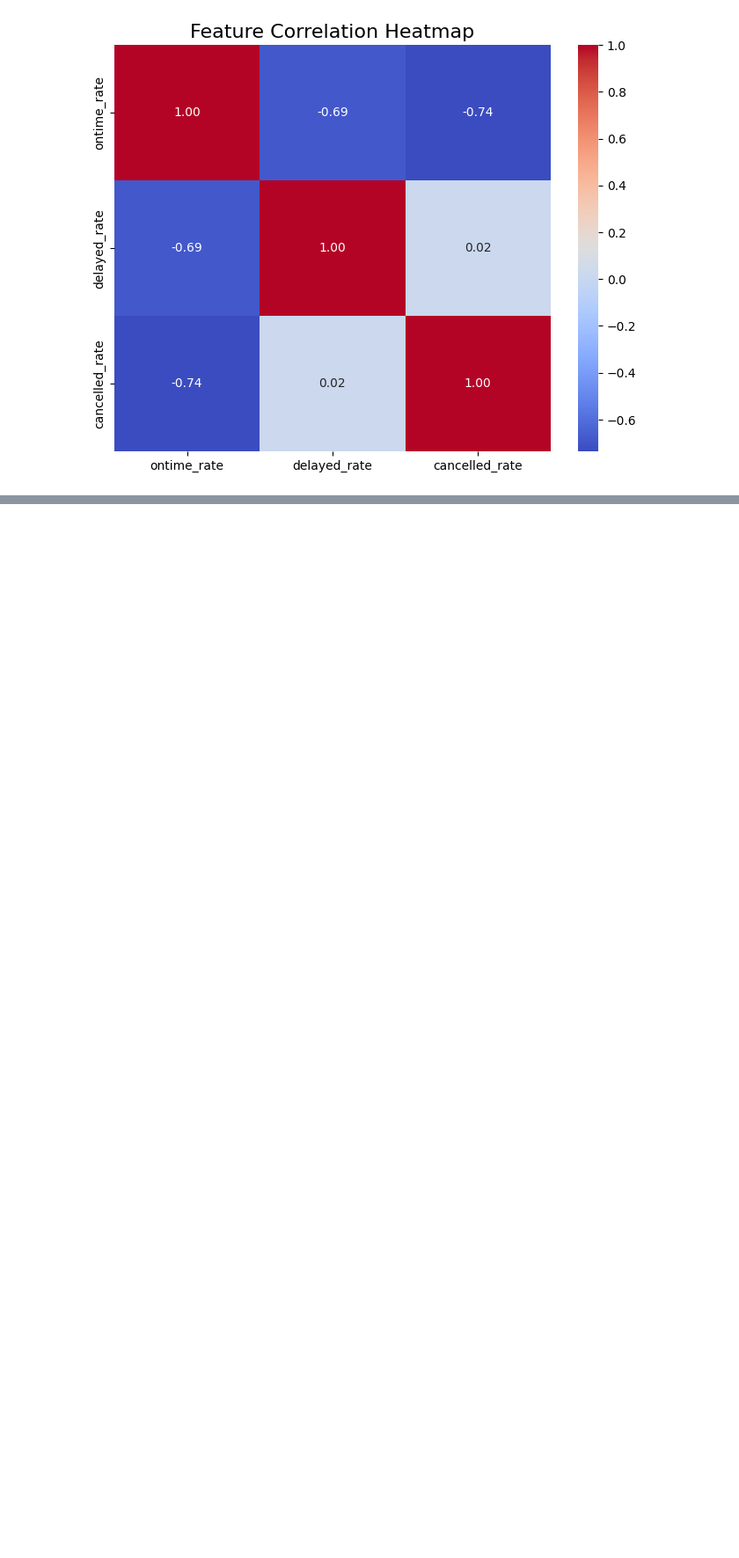
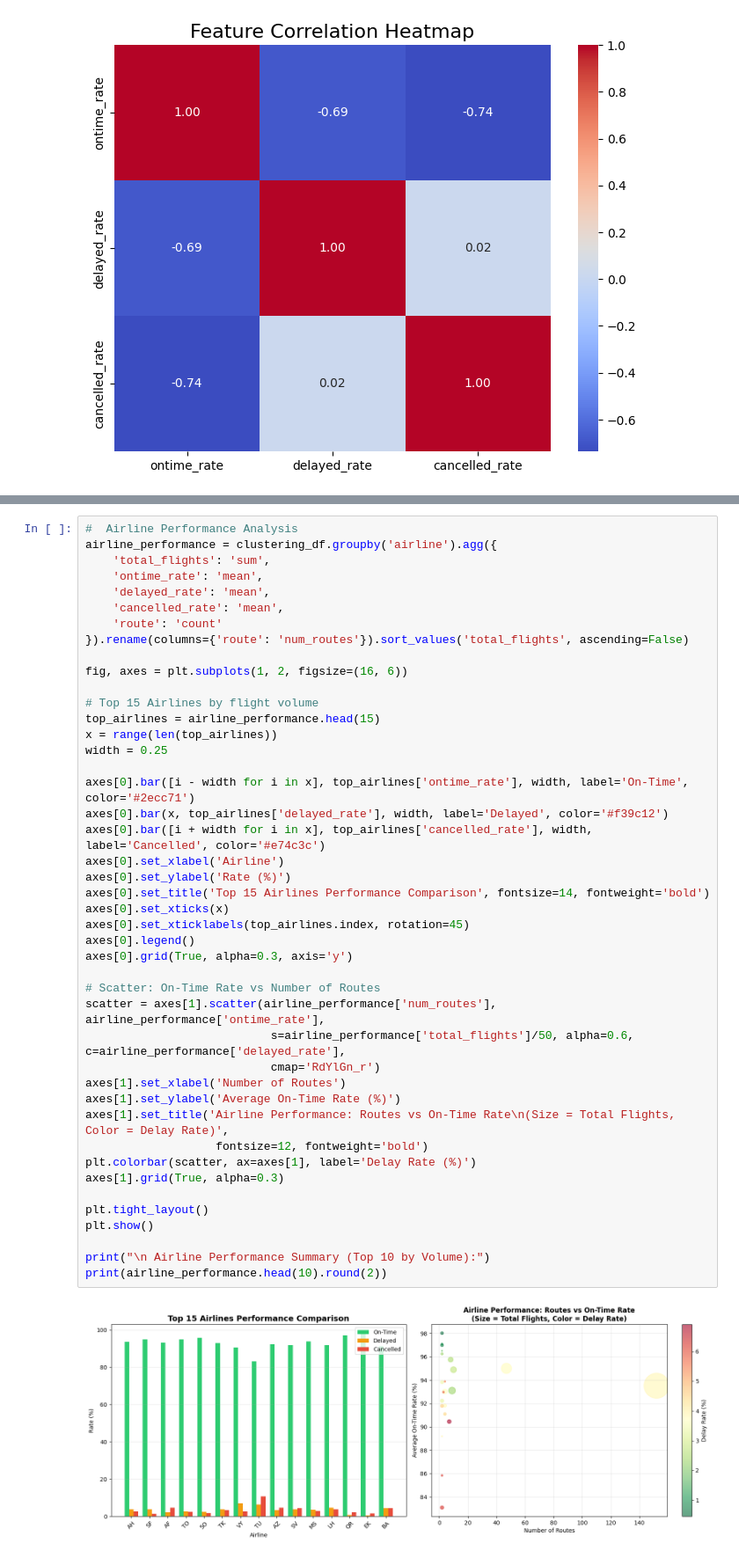
Before and after one commit to zinabch/air-traffic-data-mining, a Jupyter notebook: houari.ipynb, the cells around one changed output, grey strips where cells are left out. Shown at 88% size. Saved outputs shown, nothing was run; the diff lists cells and outputs as text; blank space fills up the shorter version.

```diff
--- a/houari.ipynb
+++ b/houari.ipynb
@@ -1169,0 +1292,46 @@ plt.show()
+# %%
+#  Airline Performance Analysis
+airline_performance = clustering_df.groupby('airline').agg({
+    'total_flights': 'sum',
+    'ontime_rate': 'mean',
+    'delayed_rate': 'mean',
+    'cancelled_rate': 'mean',
+    'route': 'count'
+}).rename(columns={'route': 'num_routes'}).sort_values('total_flights', ascending=False)
+
+fig, axes = plt.subplots(1, 2, figsize=(16, 6))
+
+# Top 15 Airlines by flight volume
+top_airlines = airline_performance.head(15)
+x = range(len(top_airlines))
+width = 0.25
+
+axes[0].bar([i - width for i in x], top_airlines['ontime_rate'], width, label='On-Time', color='#2ecc71')
+axes[0].bar(x, top_airlines['delayed_rate'], width, label='Delayed', color='#f39c12')
+axes[0].bar([i + width for i in x], top_airlines['cancelled_rate'], width, label='Cancelled', color='#e74c3c')
+axes[0].set_xlabel('Airline')
+axes[0].set_ylabel('Rate (%)')
+axes[0].set_title('Top 15 Airlines Performance Comparison', fontsize=14, fontweight='bold')
+axes[0].set_xticks(x)
+axes[0].set_xticklabels(top_airlines.index, rotation=45)
+axes[0].legend()
+axes[0].grid(True, alpha=0.3, axis='y')
+
+# Scatter: On-Time Rate vs Number of Routes
+scatter = axes[1].scatter(airline_performance['num_routes'], airline_performance['ontime_rate'],
+                           s=airline_performance['total_flights']/50, alpha=0.6, c=airline_performance['delayed_rate'],
+                           cmap='RdYlGn_r')
+axes[1].set_xlabel('Number of Routes')
+axes[1].set_ylabel('Average On-Time Rate (%)')
+axes[1].set_title('Airline Performance: Routes vs On-Time Rate\n(Size = Total Flights, Color = Delay Rate)',
+                   fontsize=12, fontweight='bold')
+plt.colorbar(scatter, ax=axes[1], label='Delay Rate (%)')
+axes[1].grid(True, alpha=0.3)
+
+plt.tight_layout()
+plt.show()
+
+print("\n Airline Performance Summary (Top 10 by Volume):")
+print(airline_performance.head(10).round(2))
+# %% [output]
+[figure, added]
```
Also changed, not shown: parts of 8 cells of this notebook.
